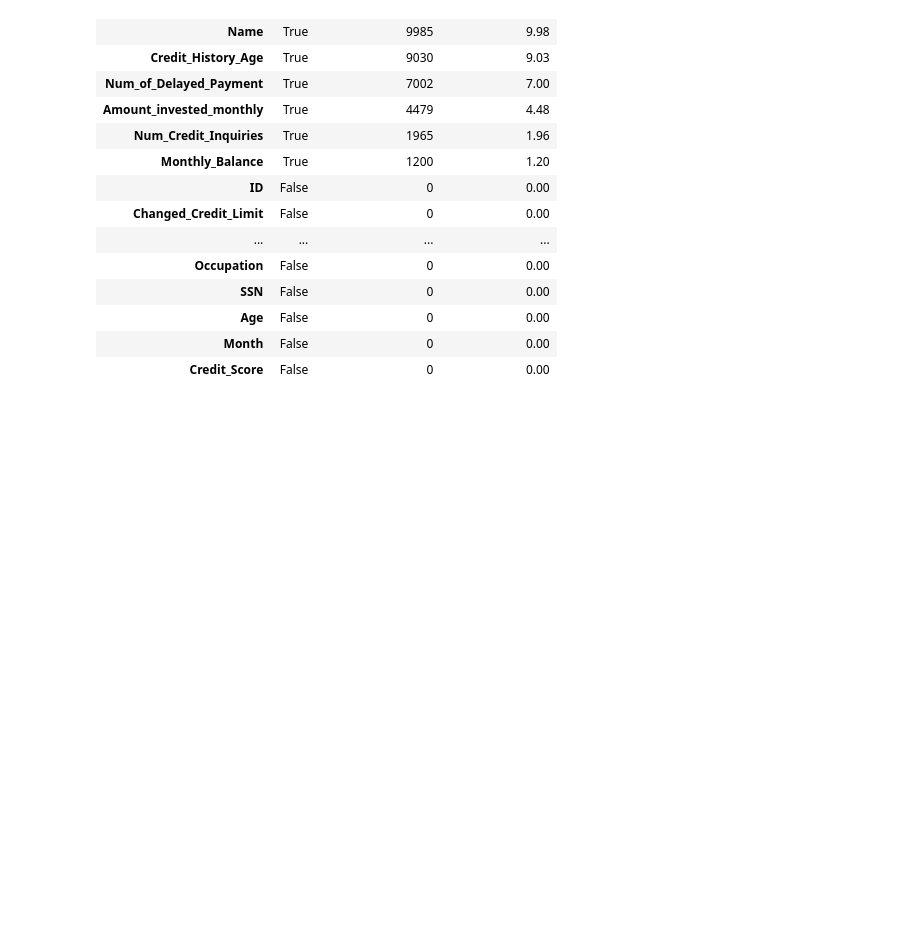
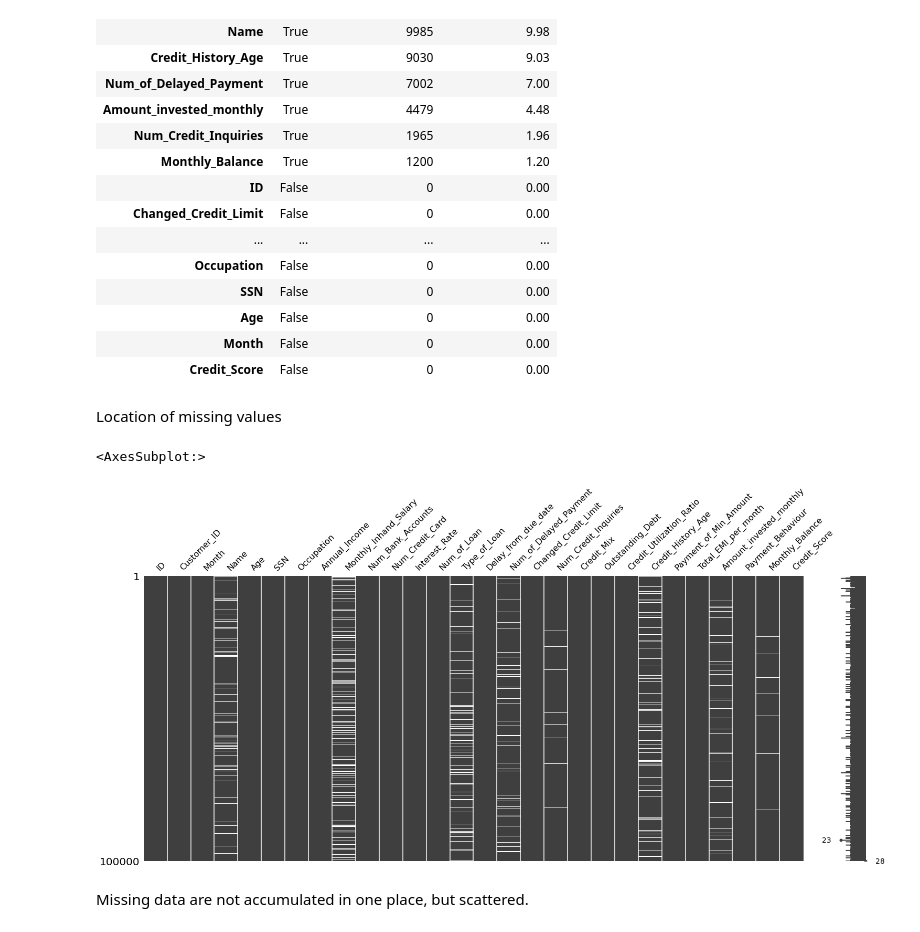
Before and after one commit to OlaJaglinska/Data-Science-Training, a Jupyter notebook: EDA/EDA.ipynb, the cells around one changed output. Cells and saved outputs as stored; diff of their text form; code cells hidden in the pictures; blank space fills up the shorter version.

```diff
--- a/EDA/EDA.ipynb
+++ b/EDA/EDA.ipynb
@@ -144,3 +154,12 @@ nulls_sum.sort_values(by=['Num_of_nulls [qty]'], ascending=False)
 | Age | False | 0 | 0.00 |
 | Month | False | 0 | 0.00 |
 | Credit_Score | False | 0 | 0.00 |
+# %% [markdown]
+Location of missing values
+# %%
+msno.matrix(df)
+# %% [output]
+<AxesSubplot:>
+[figure, added]
+# %% [markdown]
+Missing data are not accumulated in one place, but scattered.
```
Also changed, not shown: parts of 6 cells of this notebook.
